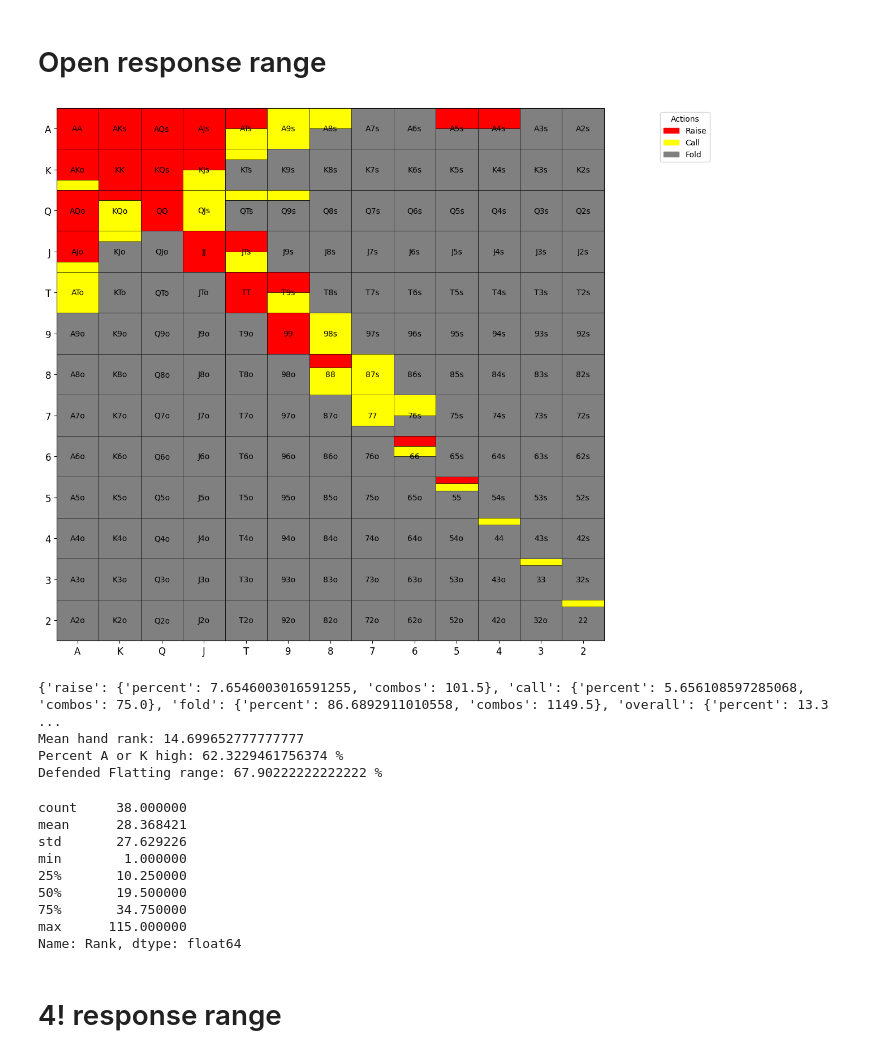
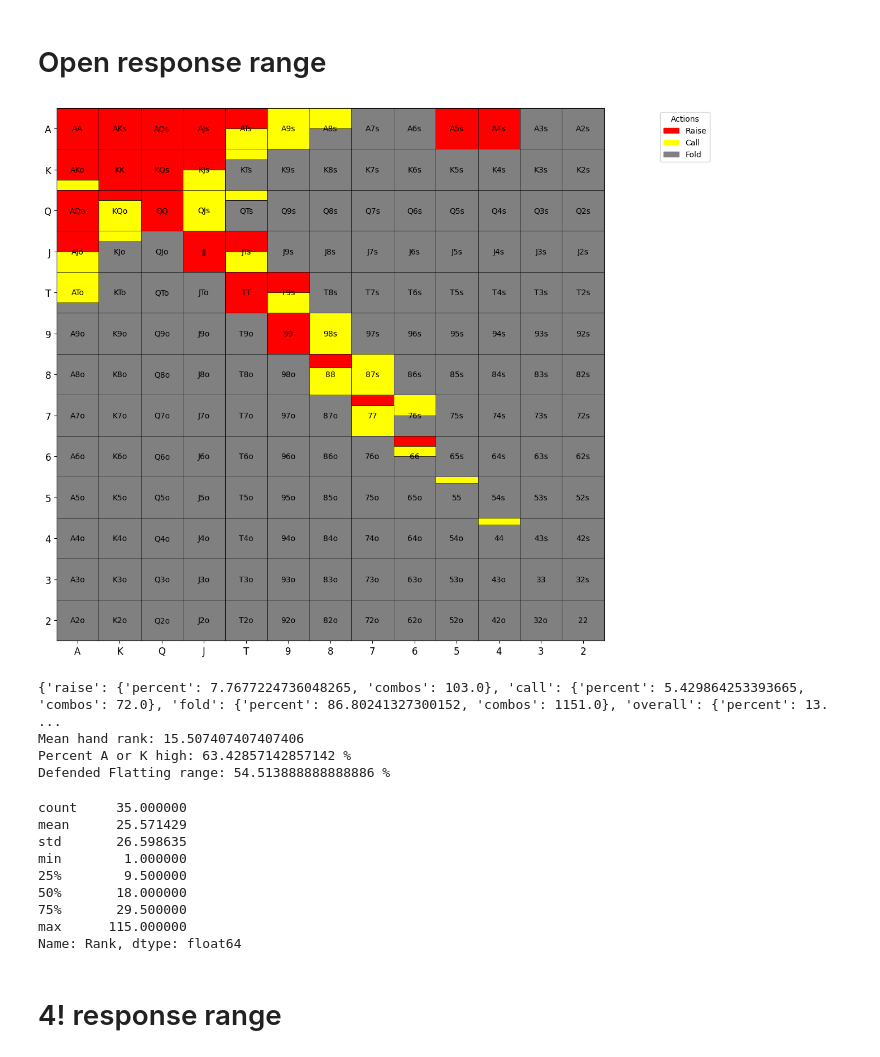
Before and after one commit to KunaalAgarwal/poker_analysis, a Jupyter notebook: src/co_ranges.ipynb, the cells around one changed output. Cells and saved outputs as stored; diff of their text form; code cells hidden in the pictures.

Commit message:
Updated the co ranges

```diff
--- a/src/co_ranges.ipynb
+++ b/src/co_ranges.ipynb
@@ -254,13 +240,13 @@ open_response_range = {
     "TT": {"raise": 1.0, "call": 0.0},
     "99": {"raise": 1.0, "call": 0.0},
     "88": {"raise": 1/3, "call": 2/3},
-    "77": {"raise": 0.0, "call": 0.75},
+    "77": {"raise": 0.25, "call": 0.75},
     # Want to minimize set mining
     "66": {"raise": 0.25, "call": 0.25},
-    "55": {"raise": 1/6, "call": 1/6},
+    "55": {"raise": 0.0, "call": 1/6},
     "44": {"raise": 0.0, "call": 1/6},
-    "33": {"raise": 0.0, "call": 1/6},
-    "22": {"raise": 0.0, "call": 1/6},
+    "33": {"raise": 0.0, "call": 0.0},
+    "22": {"raise": 0.0, "call": 0.0},
 
     "AKs": {"raise": 1.0, "call": 0.0},
     "AQs": {"raise": 1.0, "call": 0.0},
@@ -271,15 +257,15 @@ open_response_range = {
     "A7s": {"raise": 0.0, "call": 0.0},
     "A6s": {"raise": 0.0, "call": 0.0},
     # Can use more 3bet bluffs depending on how wide the opener is.
-    "A5s": {"raise": 0.5, "call": 0.0},
-    "A4s": {"raise": 0.5, "call": 0.0},
+    "A5s": {"raise": 1.0, "call": 0.0},
+    "A4s": {"raise": 1.0, "call": 0.0},
     "A3s": {"raise": 0.0, "call": 0.0},
     "A2s": {"raise": 0.0, "call": 0.0},
 
     "AKo": {"raise": 0.75, "call": 0.25}, # keep some combos to uncap the flatting range
     "AQo": {"raise": 1.0, "call": 0.0},
-    "AJo": {"raise": 0.75, "call": 0.25},
-    "ATo": {"raise": 0.0, "call": 1.0},
+    "AJo": {"raise": 0.5, "call": 0.5},
+    "ATo": {"raise": 0.0, "call": 0.75},
     "A9o": {"raise": 0.0, "call": 0.0},
     "A8o": {"raise": 0.0, "call": 0.0},
 
@@ -296,7 +282,7 @@ open_response_range = {
 
     "QJs": {"raise": 0.0, "call": 1.0}, # depends how wide opener is
     "QTs": {"raise": 0.0, "call": 0.25},
-    "Q9s": {"raise": 0.0, "call": 0.25},
+    "Q9s": {"raise": 0.0, "call": 0.0},
 
     "QJo": {"raise": 0.0, "call": 0.0},
     "QTo": {"raise": 0.0, "call": 0.0},
@@ -315,45 +301,45 @@ open_response_range = {
 
     "87s": {"raise": 0.0, "call": 1.0},
     "86s": {"raise": 0.0, "call": 0.0},
 
     "76s": {"raise": 0.0, "call": 0.5},
     "75s": {"raise": 0.0, "call": 0.0},
 
     "65s": {"raise": 0.0, "call": 0.0},
 
     "54s": {"raise": 0.0, "call": 0.0},
 
     "43s": {"raise": 0.0, "call": 0.0},
 
     "32s": {"raise": 0.0, "call": 0.0},
 }
 
 # Visualize the range
 open_response = range_construction.generate_range(open_response_range, '../ranges/co_ranges/co_open_response')
 open_response_distribution = range_construction.range_hand_distribution(open_response_range)
 open_response_percent_by_actions = range_construction.range_percent_by_all_actions(open_response_range)
 open_response_mean_hand_rank = range_construction.average_range_rank(open_response_range)
 
 print(open_response_percent_by_actions)
 print(f'Mean hand rank: {open_response_mean_hand_rank}')
 print(f'Percent A or K high: {range_construction.percent_range_high_card(open_response_range)} %')
 print(f'Defended Flatting range: {range_construction.flat_defense(response_3bet_range, open_response_range)} %')
 
 open_response_distribution[1].to_csv('../ranges/co_ranges/co_open_response_distribution.csv')
 open_response_distribution[0]
 # %% [output]
-[figure, old version]
+[figure, new version]
-{'raise': {'percent': 7.6546003016591255, 'combos': 101.5}, 'call': {'percent': 5.656108597285068, 'combos': 75.0}, 'fold': {'percent': 86.6892911010558, 'combos': 1149.5}, 'overall': {'percent': 13.3 ...
-Mean hand rank: 14.699652777777777
-Percent A or K high: 62.3229461756374 %
-Defended Flatting range: 67.90222222222222 %
+{'raise': {'percent': 7.7677224736048265, 'combos': 103.0}, 'call': {'percent': 5.429864253393665, 'combos': 72.0}, 'fold': {'percent': 86.80241327300152, 'combos': 1151.0}, 'overall': {'percent': 13. ...
+Mean hand rank: 15.507407407407406
+Percent A or K high: 63.42857142857142 %
+Defended Flatting range: 54.513888888888886 %
-count     38.000000
-mean      28.368421
-std       27.629226
+count     35.000000
+mean      25.571429
+std       26.598635
 min        1.000000
-25%       10.250000
-50%       19.500000
-75%       34.750000
+25%        9.500000
+50%       18.000000
+75%       29.500000
 max      115.000000
 Name: Rank, dtype: float64
 # %% [markdown]
```
Also changed, not shown: parts of 3 cells of this notebook, 8 other files.
